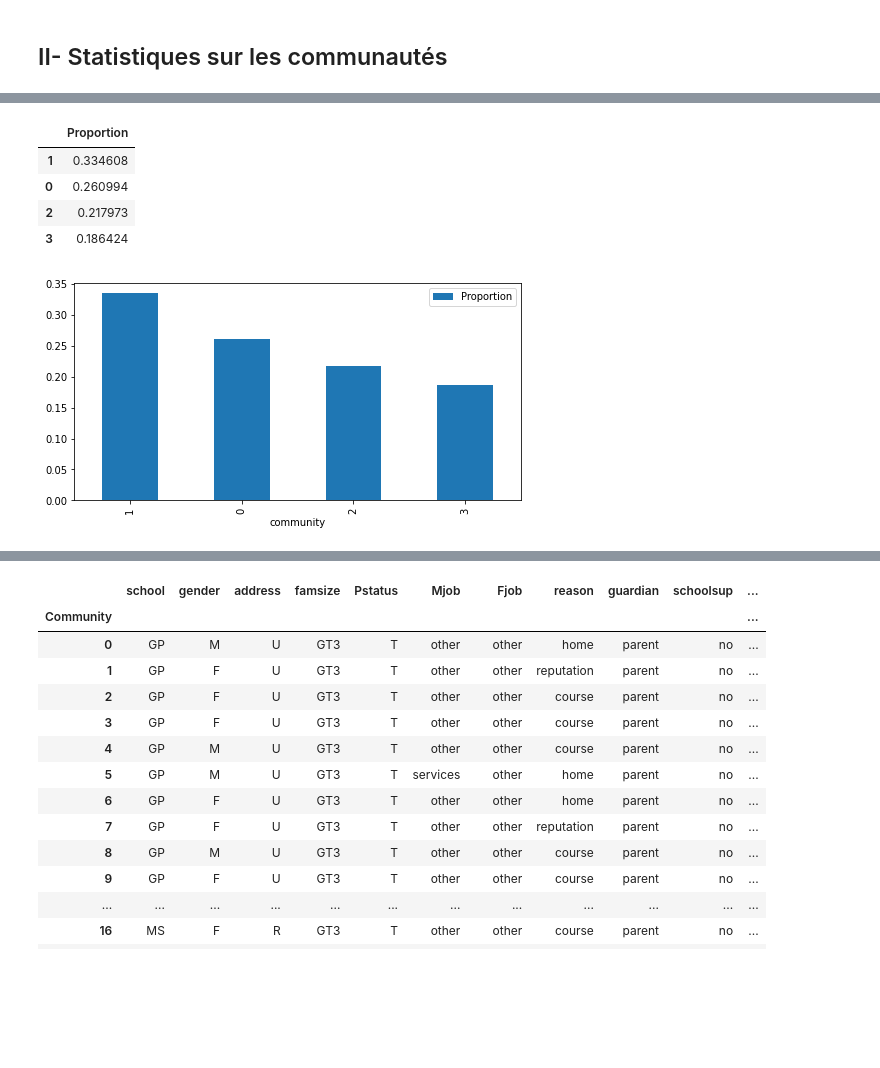
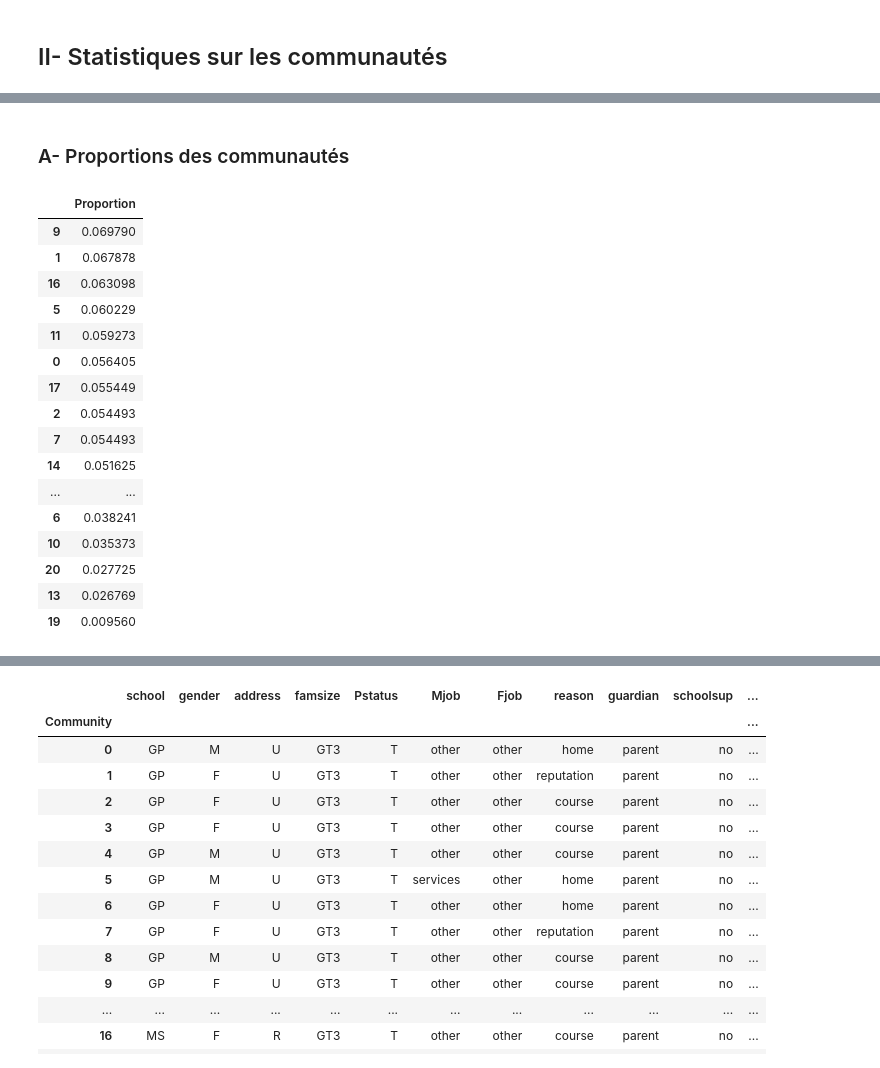
Before and after one commit to Cyrlyo/Alcohol_Students, a Jupyter notebook: Notebook/statitics.ipynb, the cells around one changed output, grey strips where cells are left out. Cells and saved outputs as stored; diff of their text form; code cells hidden in the pictures; blank space fills up the shorter version.

```diff
--- a/Notebook/statitics.ipynb
+++ b/Notebook/statitics.ipynb
@@ -171,14 +157,2 @@ xgb_proportions.rename({"Community": "Proportion"}, inplace=True, axis=1)
-# %%
-xgb_proportions
-# %% [output]
-|  | Proportion |
-| 1 | 0.334608 |
-| 0 | 0.260994 |
-| 2 | 0.217973 |
-| 3 | 0.186424 |
-# %%
-xgb_proportions.plot(kind="bar", figsize=(8, 4))
-plt.xlabel('community')
-plt.show()
-# %% [output]
-[figure, removed]
+# %% [markdown]
+### A- Proportions des communautés
@@ -184,0 +162,20 @@ plt.show()
+# %%
+random_proportions
+# %% [output]
+|  | Proportion |
+| 9 | 0.069790 |
+| 1 | 0.067878 |
+| 16 | 0.063098 |
+| 5 | 0.060229 |
+| 11 | 0.059273 |
+| 0 | 0.056405 |
+| 17 | 0.055449 |
+| 2 | 0.054493 |
+| 7 | 0.054493 |
+| 14 | 0.051625 |
+| ... | ... |
+| 6 | 0.038241 |
+| 10 | 0.035373 |
+| 20 | 0.027725 |
+| 13 | 0.026769 |
+| 19 | 0.009560 |
```
Also changed, not shown: parts of 24 cells of this notebook.
